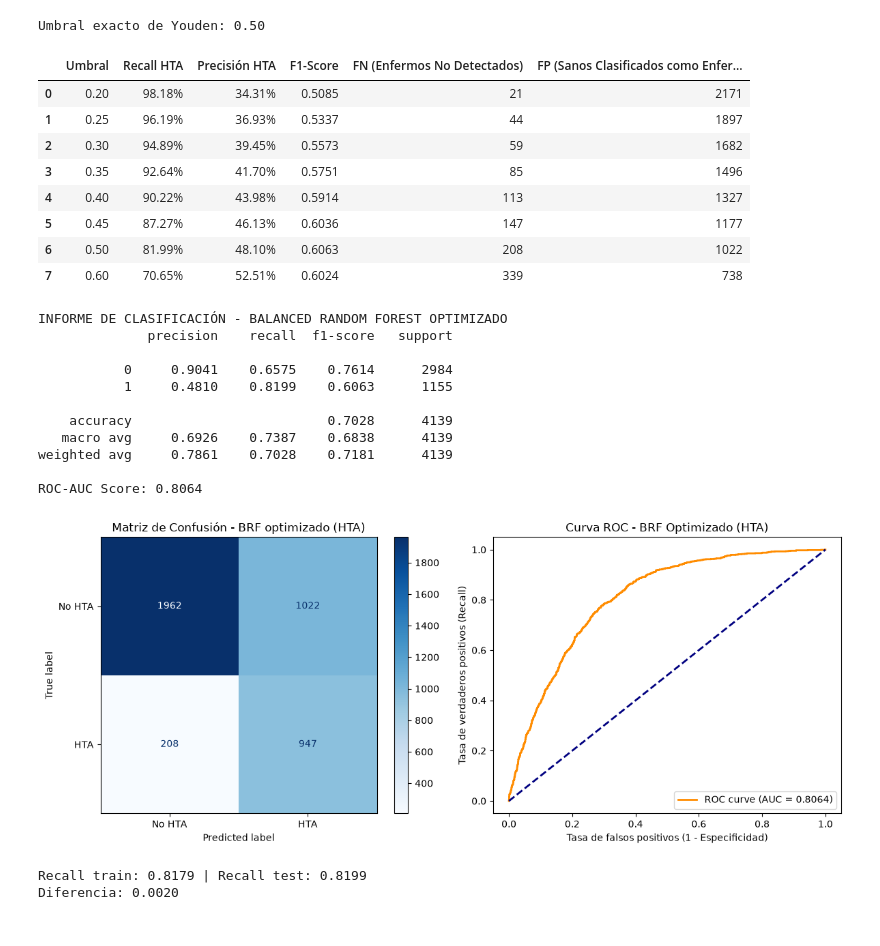
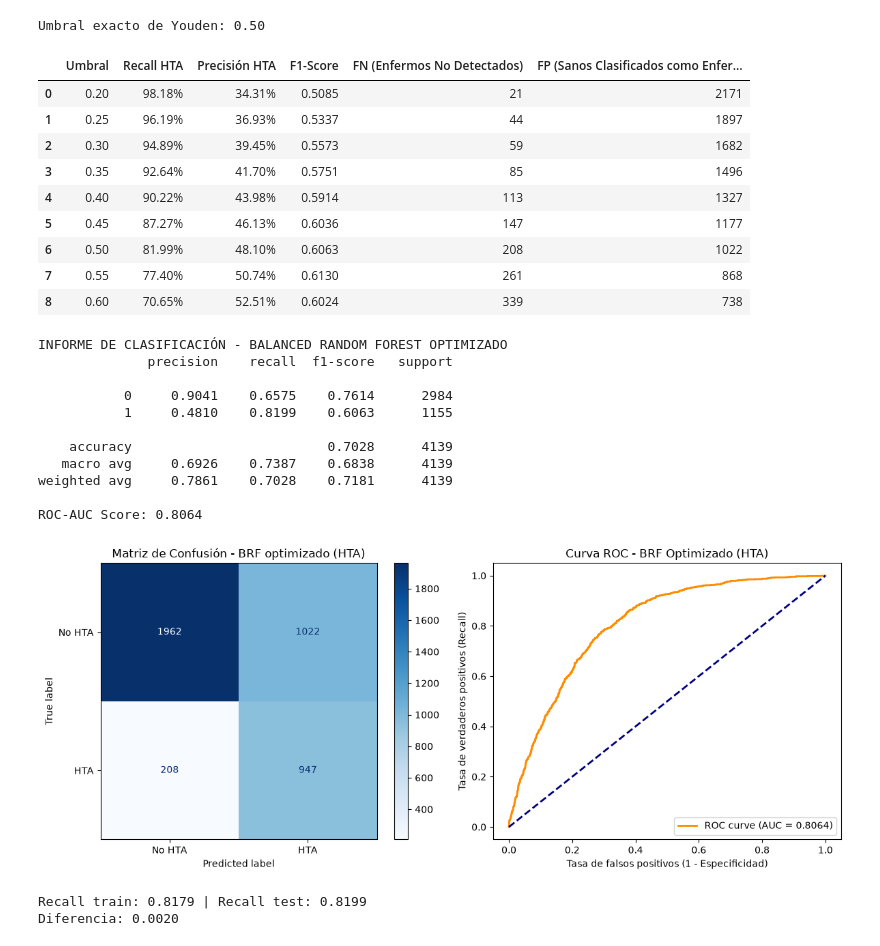
Before and after one commit to aldyvergara22-create/Hypertension-Diabetes-ML-detection, a Jupyter notebook: notebooks/05_Evaluación_Modelos_Hipertensión.ipynb, the cells around one changed output. Drawn from its saved outputs; the diff is of its cells as text; code cells hidden in the pictures.

```diff
--- a/notebooks/05_Evaluación_Modelos_Hipertensión.ipynb
+++ b/notebooks/05_Evaluación_Modelos_Hipertensión.ipynb
@@ -166,3 +167,36 @@ Umbral 0.40 -> Recall HTA: 89.78% | Precisión HTA: 44.45% | F1: 0.59% | Accurac
 Umbral 0.45 -> Recall HTA: 87.36% | Precisión HTA: 46.54% | F1: 0.61% | Accuracy Global: 68.47
 Umbral 0.50 -> Recall HTA: 83.64% | Precisión HTA: 48.66% | F1: 0.62% | Accuracy Global: 70.81
 Umbral 0.55 -> Recall HTA: 78.96% | Precisión HTA: 50.67% | F1: 0.62% | Accuracy Global: 72.67
+# %%
+from sklearn.metrics import classification_report, confusion_matrix
+
+# 1. Obtenemos las probabilidades predichas
+y_proba_hta = reg_log_hta.predict_proba(X_test_hta)[:, 1]
+
+# 2. Definimos los umbrales a evaluar
+umbrales = [0.35, 0.40, 0.45, 0.50, 0.55]
+
+for u in umbrales:
+    # Generar predicción según el umbral u
+    y_pred_u = (y_proba_hta >= u).astype(int)
+
+    # Extraer Falsos Positivos y Falsos Negativos de la Matriz de Confusión
+    # Matriz: [[TN, FP], [FN, TP]]
+    tn, fp, fn, tp = confusion_matrix(y_test_hta, y_pred_u).ravel()
+
+    # Extraer métricas del informe de clasificación
+    report = classification_report(
+        y_test_hta, y_pred_u, digits=4, output_dict=True
+    )
+
+    rec = report["1"]["recall"]
+    prec = report["1"]["precision"]
+    f1 = report["1"]["f1-score"]
+    acc = report["accuracy"]
+
+    # Imprimir métricas + conteo de errores
+    print(
+        f"Umbral {u:.2f} -> Recall: {rec*100:.2f}% | Precisión: {prec*100:.2f}% | "
+        f"F1: {f1:.2f}% | Acc: {acc*100:.2f}% | "
+        f"[ Falsos Negativos (FN): {fn} | Falsos Positivos (FP): {fp} ]"
+    )
@@ -698,7 +738,7 @@ y_pred_opt_gridsearch = brf_opt_gridsearch.predict(X_test_hta)
 y_proba_opt_gridsearch = brf_opt_gridsearch.predict_proba(X_test_hta)[:, 1]
 
 # 5. Barrido de Umbrales
-umbrales = [0.20, 0.25, 0.30, 0.35, 0.40, 0.45, 0.50, 0.60]
+umbrales = [0.20, 0.25, 0.30, 0.35, 0.40, 0.45, 0.50, 0.55, 0.60]
 resultados = []
 
 for u in umbrales:
@@ -730,34 +770,35 @@ print(f"ROC-AUC Score: {auc_opt_hta_gridsearch:.4f}")
 # Matriz de confusión
 fig, axes = plt.subplots(1, 2, figsize=(12, 5))
 
 cm_opt_hta_gridsearch = confusion_matrix(y_test_hta, y_pred_opt_gridsearch)
 disp_opt_hta_gridsearch = ConfusionMatrixDisplay(confusion_matrix=cm_opt_hta_gridsearch, display_labels=["No HTA", "HTA"])
 disp_opt_hta_gridsearch.plot(ax=axes[0], cmap="Blues", values_format="d")
 axes[0].set_title("Matriz de Confusión - BRF optimizado (HTA)")
 
 # Curva ROC
 fpr_opt_hta_gridsearch, tpr_opt_hta_gridsearch, _ = roc_curve(y_test_hta, y_proba_opt_gridsearch)
 axes[1].plot(fpr_opt_hta_gridsearch, tpr_opt_hta_gridsearch, color="darkorange", lw=2, label=f"ROC curve (AUC = {auc_opt_hta_gridsearch:.4f})")
 axes[1].plot([0, 1], [0, 1], color="navy", lw=2, linestyle="--")
 axes[1].set_xlabel("Tasa de falsos positivos (1 - Especificidad)")
 axes[1].set_ylabel("Tasa de verdaderos positivos (Recall)")
 axes[1].set_title("Curva ROC - BRF Optimizado (HTA)")
 axes[1].legend(loc="lower right")
 
 
 plt.savefig("../reports/figures/results/rf_hta_optimizado.png", dpi=300, bbox_inches="tight")
 plt.tight_layout()
 plt.show()
 # %% [output]
 |  | Umbral | Recall HTA | Precisión HTA | F1-Score | FN (Enfermos No Detectados) | FP (Sanos Clasificados como Enfer... |
 | 0 | 0.20 | 98.18% | 34.31% | 0.5085 | 21 | 2171 |
 | 1 | 0.25 | 96.19% | 36.93% | 0.5337 | 44 | 1897 |
 | 2 | 0.30 | 94.89% | 39.45% | 0.5573 | 59 | 1682 |
 | 3 | 0.35 | 92.64% | 41.70% | 0.5751 | 85 | 1496 |
 | 4 | 0.40 | 90.22% | 43.98% | 0.5914 | 113 | 1327 |
 | 5 | 0.45 | 87.27% | 46.13% | 0.6036 | 147 | 1177 |
 | 6 | 0.50 | 81.99% | 48.10% | 0.6063 | 208 | 1022 |
-| 7 | 0.60 | 70.65% | 52.51% | 0.6024 | 339 | 738 |
+| 7 | 0.55 | 77.40% | 50.74% | 0.6130 | 261 | 868 |
+| 8 | 0.60 | 70.65% | 52.51% | 0.6024 | 339 | 738 |
 INFORME DE CLASIFICACIÓN - BALANCED RANDOM FOREST OPTIMIZADO
               precision    recall  f1-score   support
 
```
Also changed, not shown: parts of 14 cells of this notebook, 39 other files.
